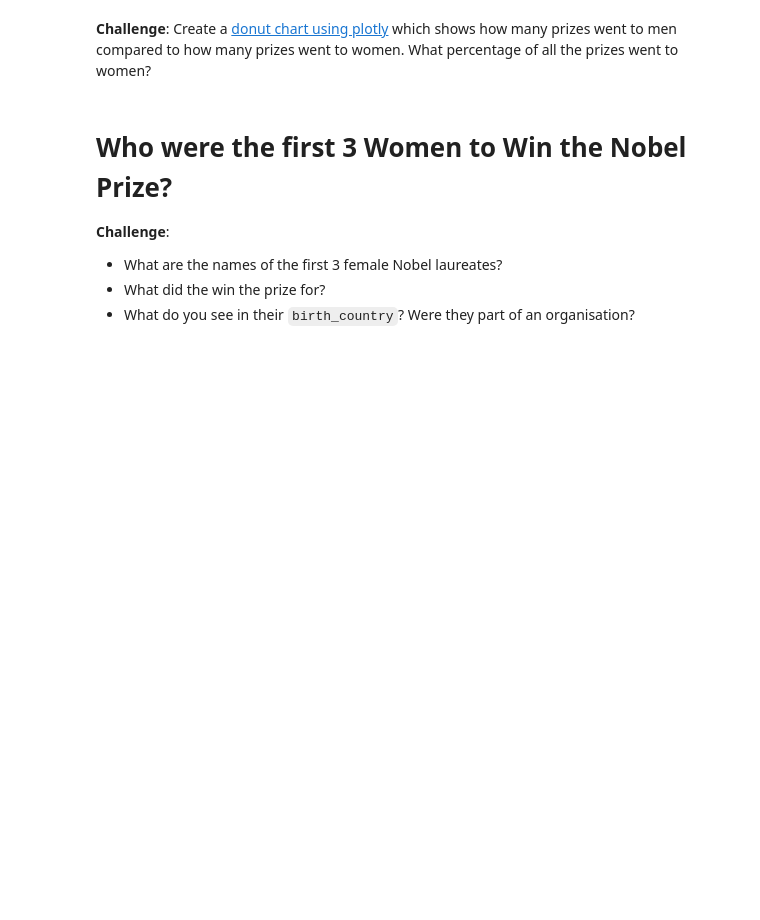
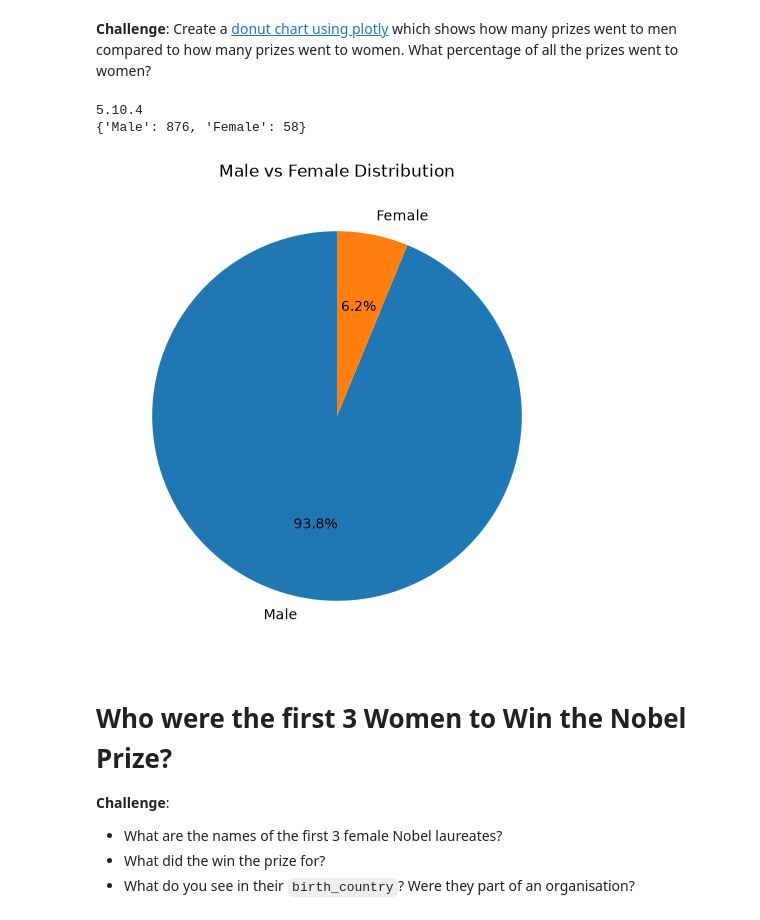
Before and after one commit to Aman88600/100-days-of-code, a Jupyter notebook: Day_79/Nobel+Prize+Analysis+Start/Nobel_Prize_Analysis_(start).ipynb, the cells around one changed output. Cells and saved outputs as stored; diff of their text form; code cells hidden in the pictures; blank space fills up the shorter version.

```diff
--- a/Day_79/Nobel+Prize+Analysis+Start/Nobel_Prize_Analysis_(start).ipynb
+++ b/Day_79/Nobel+Prize+Analysis+Start/Nobel_Prize_Analysis_(start).ipynb
@@ -214,6 +218,35 @@ Name: prize_share, Length: 962, dtype: float64
 # Plotly Donut Chart: Percentage of Male vs. Female Laureates
 # %% [markdown]
 **Challenge**: Create a [donut chart using plotly](https://plotly.com/python/pie-charts/) which shows how many prizes went to men compared to how many prizes went to women. What percentage of all the prizes went to women?
+# %%
+import nbformat
+print(nbformat.__version__)
+males_and_females = {}
+males_and_females["Male"] = 0
+males_and_females["Female"] = 0
+for i in df_data["sex"]:
+    if i == "Male":
+        males_and_females["Male"] += 1
+    elif i == "Female":
+        males_and_females["Female"] += 1
+
+print(males_and_females)
+df = pd.DataFrame({
+    "category" : males_and_females.keys(),
+    "values" : males_and_females.values()
+})
+
+labels = ["Male", "Female"]
+sizes = [males_and_females["Male"], males_and_females["Female"]]
+
+plt.figure(figsize=(6, 6))
+plt.pie(sizes, labels=labels, autopct="%1.1f%%", startangle=90)
+plt.title("Male vs Female Distribution")
+plt.show()
+# %% [output]
+5.10.4
+{'Male': 876, 'Female': 58}
+[figure, added]
 # %% [markdown]
 # Who were the first 3 Women to Win the Nobel Prize?
 
```
Also changed, not shown: parts of 6 cells of this notebook.
